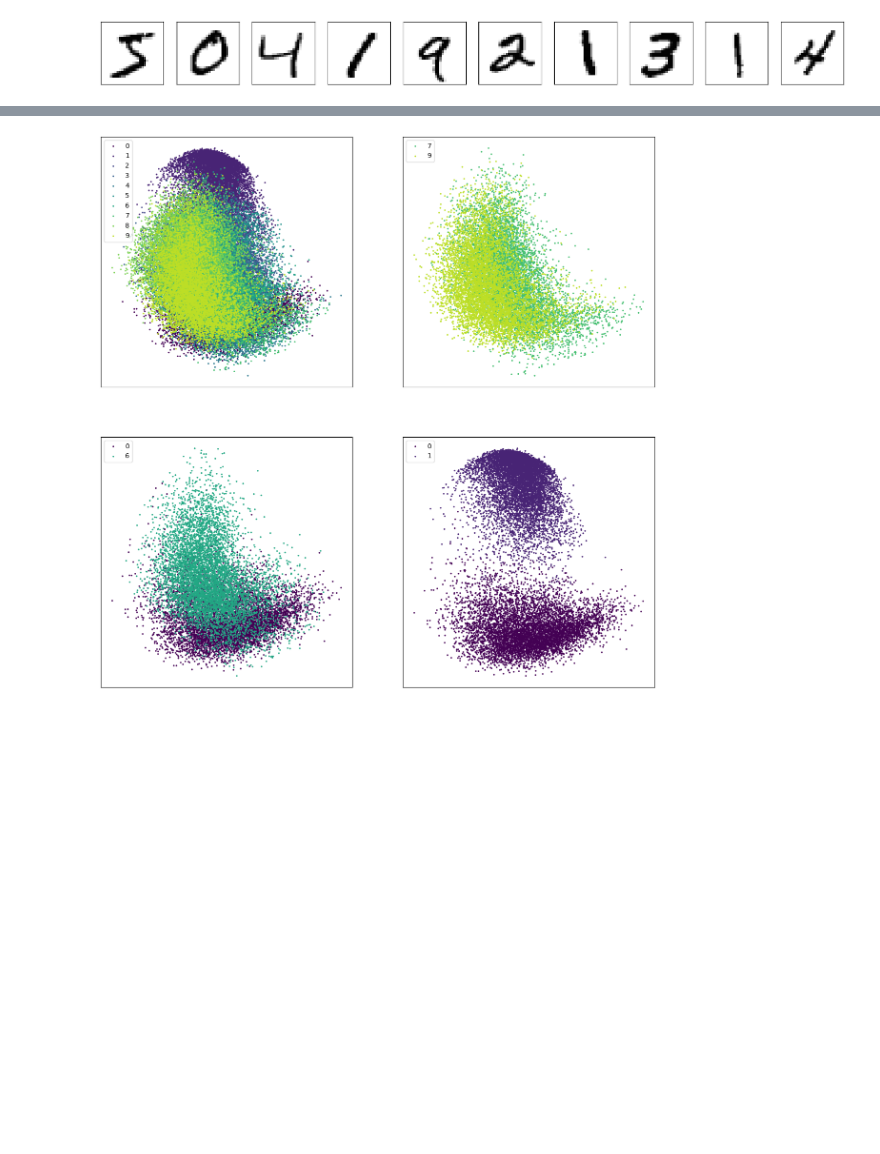
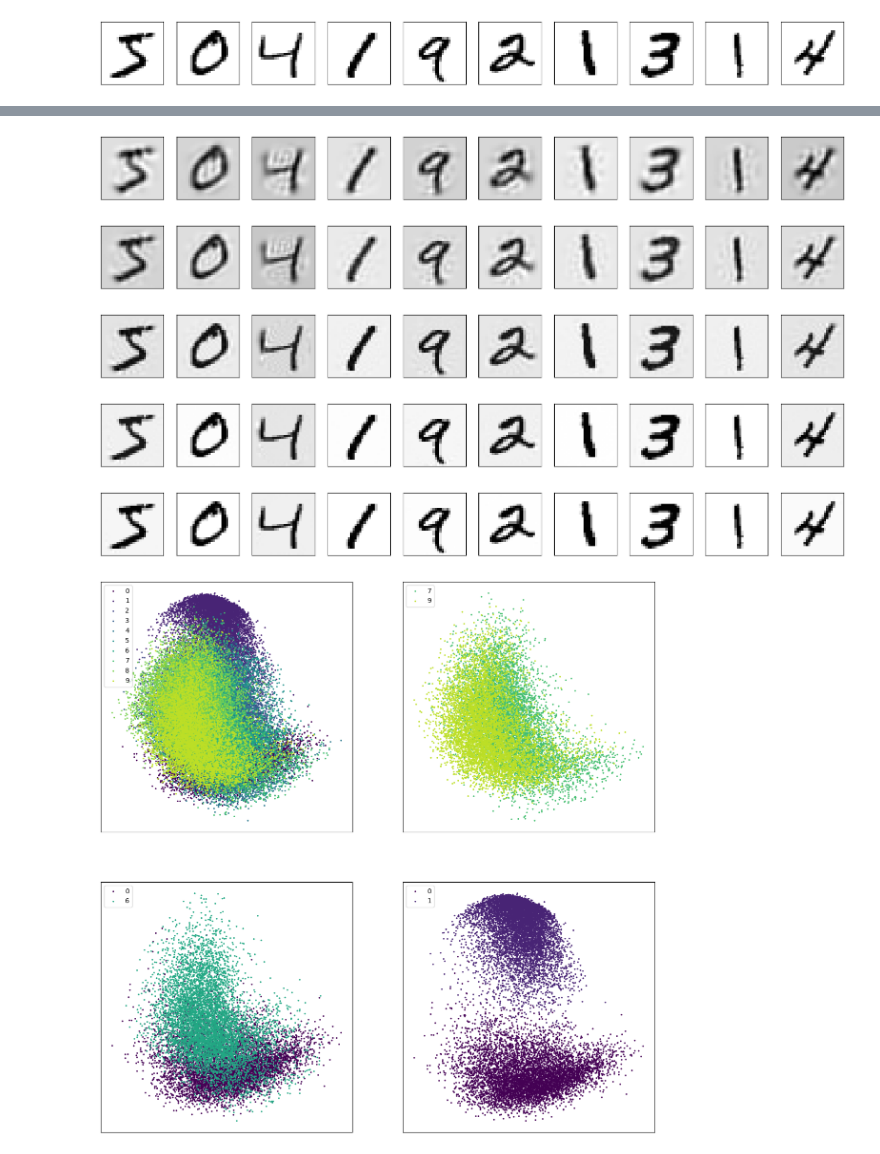
Before and after one commit to dderaad/math-for-ml, a Jupyter notebook: curriculum-2/JNJ_ML_2_High_Dimensional.ipynb, the cells around one changed output, grey strips where cells are left out. Drawn from its saved outputs; the diff is of its cells as text; code cells hidden in the pictures; blank space fills up the shorter version.

```diff
--- a/curriculum-2/JNJ_ML_2_High_Dimensional.ipynb
+++ b/curriculum-2/JNJ_ML_2_High_Dimensional.ipynb
@@ -73,7 +73,7 @@ Instance of data labeled '0':
 def extract_image(data, i, dim=-1):
     extracted = []
     for j in i:
-        extracted.append(np.reshape(data.values[j, :], dim))
+        extracted.append(np.reshape(data[j, :], dim))
 
     return extracted
 
@@ -134,3 +143,24 @@ Dimensions to capture:
+# %%
+def compress(data, SVD, r, m, std):
+    u, s, v = SVD
+
+    for trunc in r:
+        s_r = np.copy(s)
+        s_r[(trunc+1):] = 0
+
+        #print(std.shape, u.shape, s_r.shape, v.shape, m.reshape(-1, 1).shape, (std.reshape(-1, 1) * (u * s_r) @ v).shape)
+
+        X_r = std.reshape(-1, 1) * (u * s_r) @ v + m.reshape(-1, 1)
+
+        show_images(X_r, range(10))
+
+compress(mnist_data.data, svd, dims, mu, sd)
+# %% [output]
+[figure, added]
+[figure, added]
+[figure, added]
+[figure, added]
+[figure, added]
 # %%
 def plot_class_pca(pca, target, class_list, figure, axis, dim=2):
     #target = target.values
```
Also changed, not shown: parts of 5 cells of this notebook.
